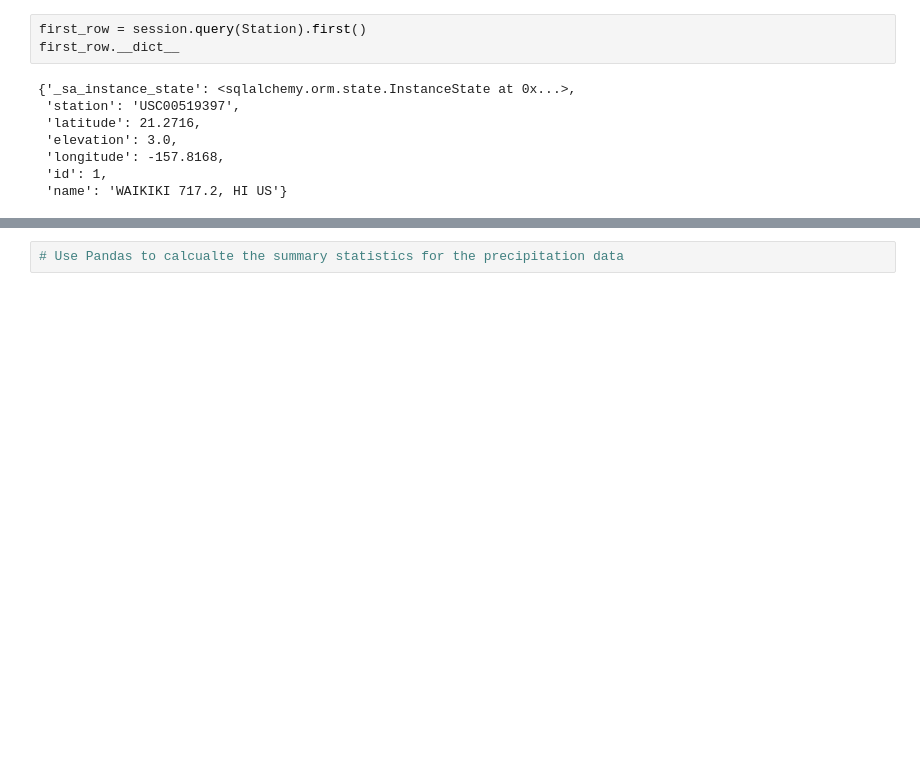
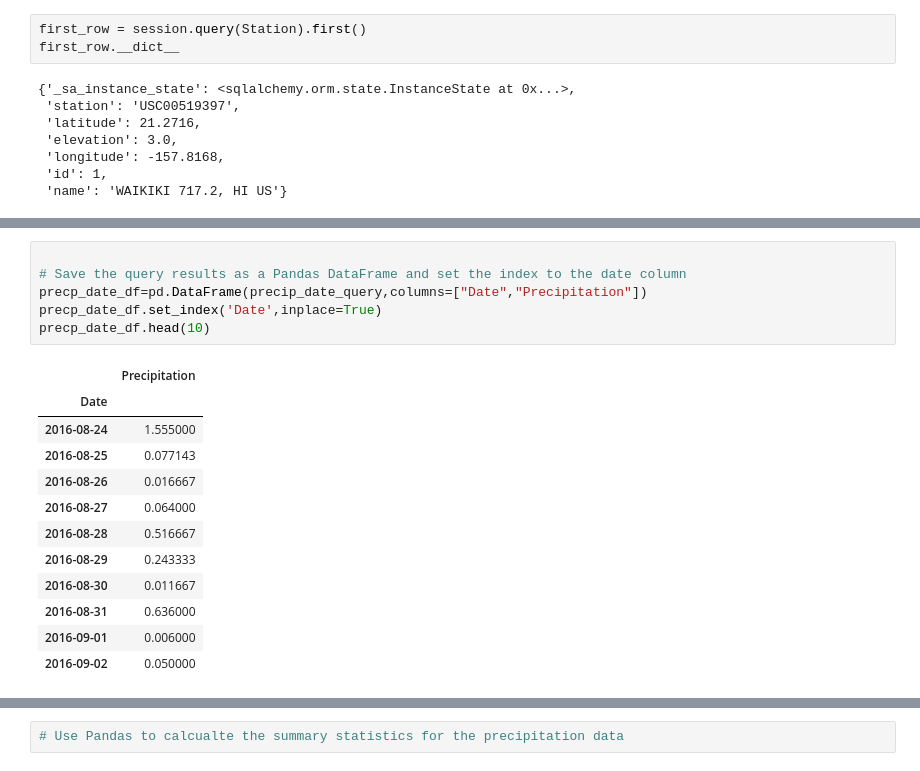
Before and after one commit to HaifaNajdawi/SQLAlchemy_climate_analysis_on_Honolulu-_Hawaii, a Jupyter notebook: climate_starter.ipynb, the cells around one changed output, grey strips where cells are left out. Saved outputs shown, nothing was run; the diff lists cells and outputs as text; blank space fills up the shorter version.

```diff
--- a/climate_starter.ipynb
+++ b/climate_starter.ipynb
@@ -64,0 +89,19 @@ first_row.__dict__
+# %%
+
+# Save the query results as a Pandas DataFrame and set the index to the date column
+precp_date_df=pd.DataFrame(precip_date_query,columns=["Date","Precipitation"])
+precp_date_df.set_index('Date',inplace=True)
+precp_date_df.head(10)
+# %% [output]
+|  | Precipitation |
+| Date |  |
+| 2016-08-24 | 1.555000 |
+| 2016-08-25 | 0.077143 |
+| 2016-08-26 | 0.016667 |
+| 2016-08-27 | 0.064000 |
+| 2016-08-28 | 0.516667 |
+| 2016-08-29 | 0.243333 |
+| 2016-08-30 | 0.011667 |
+| 2016-08-31 | 0.636000 |
+| 2016-09-01 | 0.006000 |
+| 2016-09-02 | 0.050000 |
```
Also changed, not shown: parts of 11 cells of this notebook.
